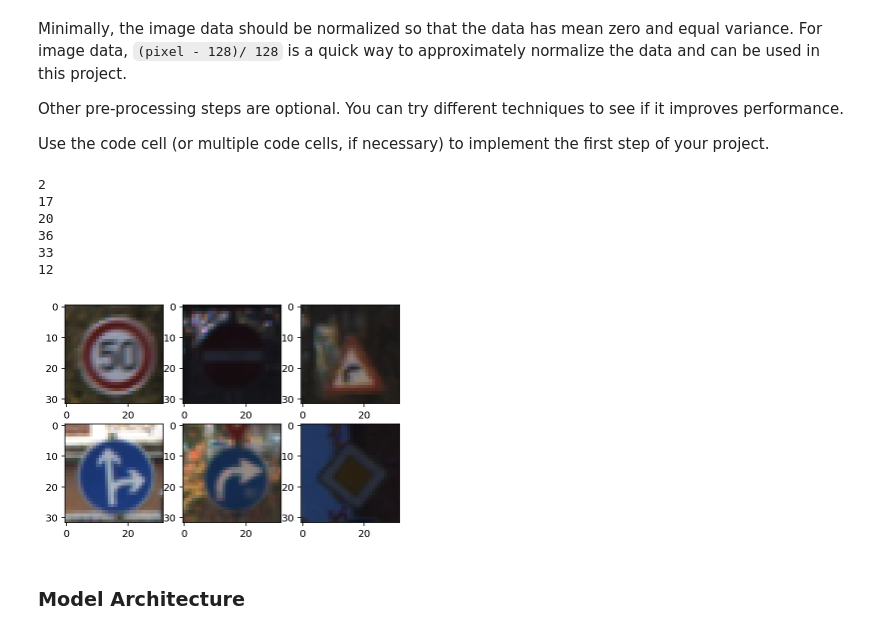
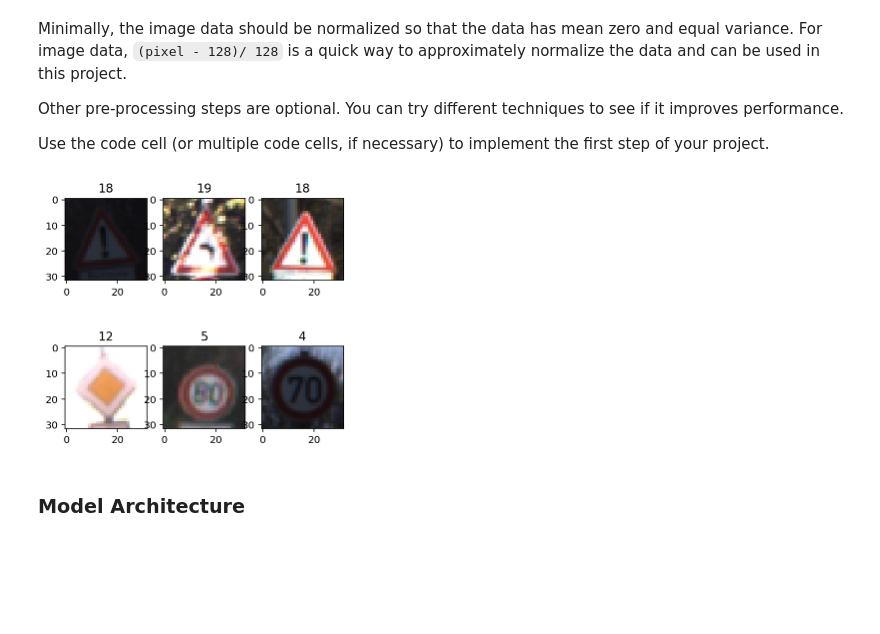
Before and after one commit to chanwooyang/Udacity-SDCND, a Jupyter notebook: T1-P2-TrafficSignClassifier/Traffic_Sign_Classifier.ipynb, the cells around one changed output. Saved outputs shown, nothing was run; the diff lists cells and outputs as text; code cells hidden in the pictures; blank space fills up the shorter version.

```diff
--- a/T1-P2-TrafficSignClassifier/Traffic_Sign_Classifier.ipynb
+++ b/T1-P2-TrafficSignClassifier/Traffic_Sign_Classifier.ipynb
@@ -216,28 +216,21 @@ norm_X_test = normalize_grayscale(X_test)
 # %%
 ### Visualize Image Data
 %matplotlib inline
 %config InlineBackend.figure_format = 'retina'
 import numpy as np
 
 sample_img_index = []
 
 for i in range(6):
     index = np.random.randint(0, n_train)
     sample_img_index.append(index)
 
-plt.figure()
+plt.figure(figsize=(5,5))
 for count, idx in enumerate(sample_img_index):
-    plt.subplot(231+count)
+    plt.subplot(231+count, title= y_train[idx])
     plt.imshow(X_train[idx])
-    print(y_train[idx])
 # %% [output]
-2
-17
-20
-36
-33
-12
-[figure, old version]
+[figure, new version]
 # %% [markdown]
 ### Model Architecture
 # %%
```
Also changed, not shown: parts of 9 cells of this notebook, 3 other files.
